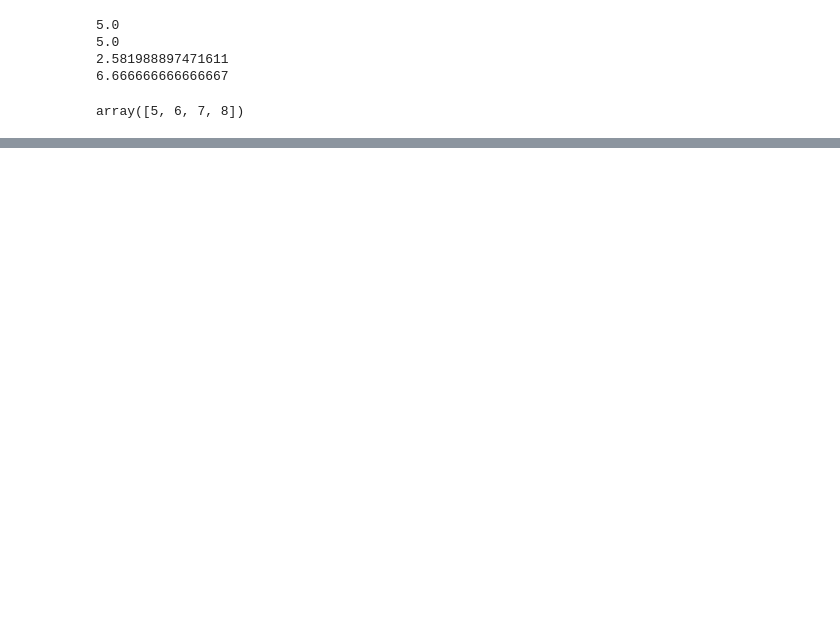
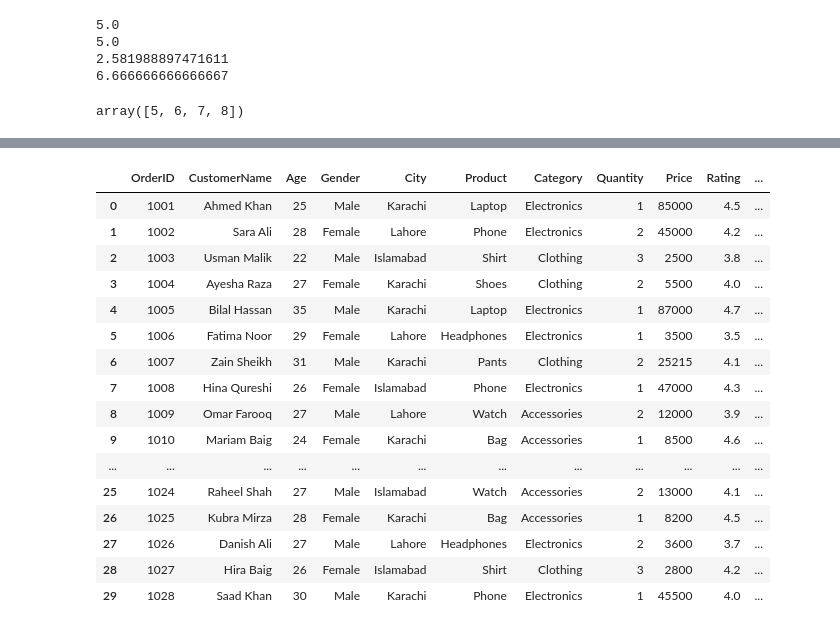
Before and after one commit to awais4212/Data-Science-Basics, a Jupyter notebook: Data Analysis/DataAnalysis.ipynb, the cells around one changed output, grey strips where cells are left out. Saved outputs shown, nothing was run; the diff lists cells and outputs as text; code cells hidden in the pictures; blank space fills up the shorter version.

```diff
--- a/Data Analysis/DataAnalysis.ipynb
+++ b/Data Analysis/DataAnalysis.ipynb
@@ -153,0 +546,26 @@ array([5, 6, 7, 8])
+# %%
+# ecmc['Age'] = ecmc['Age'].fillna(ecmc['Age'].mean())
+# ecmc['Age'] = ecmc['Age'].astype(int)
+# ecmc.at[15,'Gender'] = 'Female'
+ecmc.loc[ecmc['Age']> 100, 'Age'] = ecmc[ecmc['Age'] < 100]['Age'].mean()
+# ecmc['Age'] = pd.to_numeric(ecmc['Age'], errors='coerce')
+# %%
+ecmc.drop_duplicates()
+# %% [output]
+|  | OrderID | CustomerName | Age | Gender | City | Product | Category | Quantity | Price | Rating | ... |
+| 0 | 1001 | Ahmed Khan | 25 | Male | Karachi | Laptop | Electronics | 1 | 85000 | 4.5 | ... |
+| 1 | 1002 | Sara Ali | 28 | Female | Lahore | Phone | Electronics | 2 | 45000 | 4.2 | ... |
+| 2 | 1003 | Usman Malik | 22 | Male | Islamabad | Shirt | Clothing | 3 | 2500 | 3.8 | ... |
+| 3 | 1004 | Ayesha Raza | 27 | Female | Karachi | Shoes | Clothing | 2 | 5500 | 4.0 | ... |
+| 4 | 1005 | Bilal Hassan | 35 | Male | Karachi | Laptop | Electronics | 1 | 87000 | 4.7 | ... |
+| 5 | 1006 | Fatima Noor | 29 | Female | Lahore | Headphones | Electronics | 1 | 3500 | 3.5 | ... |
+| 6 | 1007 | Zain Sheikh | 31 | Male | Karachi | Pants | Clothing | 2 | 25215 | 4.1 | ... |
+| 7 | 1008 | Hina Qureshi | 26 | Female | Islamabad | Phone | Electronics | 1 | 47000 | 4.3 | ... |
+| 8 | 1009 | Omar Farooq | 27 | Male | Lahore | Watch | Accessories | 2 | 12000 | 3.9 | ... |
+| 9 | 1010 | Mariam Baig | 24 | Female | Karachi | Bag | Accessories | 1 | 8500 | 4.6 | ... |
+| ... | ... | ... | ... | ... | ... | ... | ... | ... | ... | ... | ... |
+| 25 | 1024 | Raheel Shah | 27 | Male | Islamabad | Watch | Accessories | 2 | 13000 | 4.1 | ... |
+| 26 | 1025 | Kubra Mirza | 28 | Female | Karachi | Bag | Accessories | 1 | 8200 | 4.5 | ... |
+| 27 | 1026 | Danish Ali | 27 | Male | Lahore | Headphones | Electronics | 2 | 3600 | 3.7 | ... |
+| 28 | 1027 | Hira Baig | 26 | Female | Islamabad | Shirt | Clothing | 3 | 2800 | 4.2 | ... |
+| 29 | 1028 | Saad Khan | 30 | Male | Karachi | Phone | Electronics | 1 | 45500 | 4.0 | ... |
```
Also changed, not shown: parts of 46 cells of this notebook, 1 other file.
